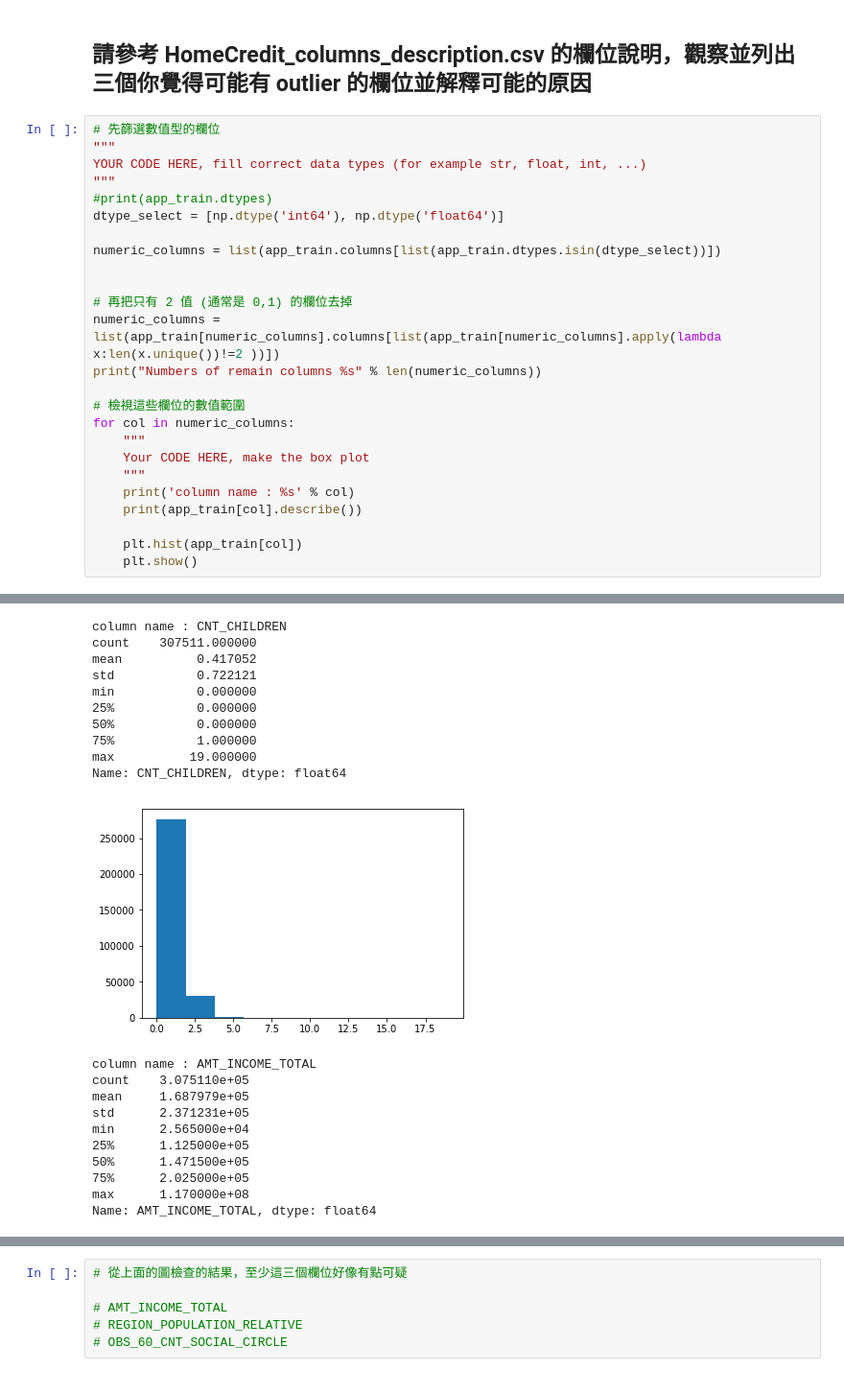
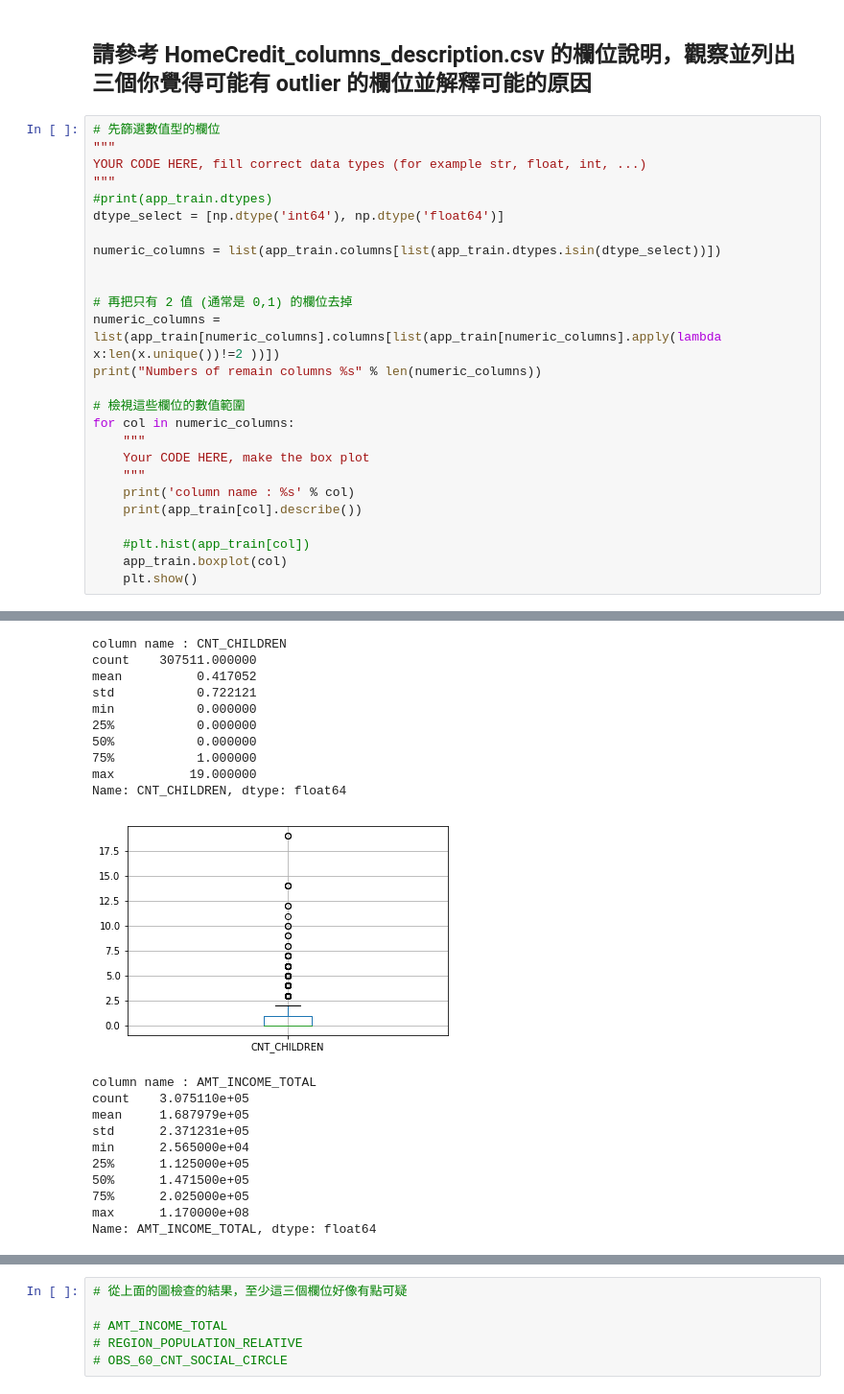
Before and after one commit to BinaWu/2nd-ML100Days, a Jupyter notebook: homework/Day_006_HW.ipynb, the cells around one changed output, grey strips where cells are left out. Shown at 96% size. Saved outputs shown, nothing was run; the diff lists cells and outputs as text.

```diff
--- a/homework/Day_006_HW.ipynb
+++ b/homework/Day_006_HW.ipynb
@@ -53,7 +53,8 @@ for col in numeric_columns:
     print('column name : %s' % col)
     print(app_train[col].describe())
 
-    plt.hist(app_train[col])
+    #plt.hist(app_train[col])
+    app_train.boxplot(col)
     plt.show()
 # %% [output]
 Numbers of remain columns 73
@@ -71,14 +72,14 @@ Name: SK_ID_CURR, dtype: float64
 column name : CNT_CHILDREN
 count    307511.000000
 mean          0.417052
 std           0.722121
 min           0.000000
 25%           0.000000
 50%           0.000000
 75%           1.000000
 max          19.000000
 Name: CNT_CHILDREN, dtype: float64
-[figure, old version]
+[figure, new version]
 column name : AMT_INCOME_TOTAL
 count    3.075110e+05
 mean     1.687979e+05
```
Also changed, not shown: parts of 3 cells of this notebook.
